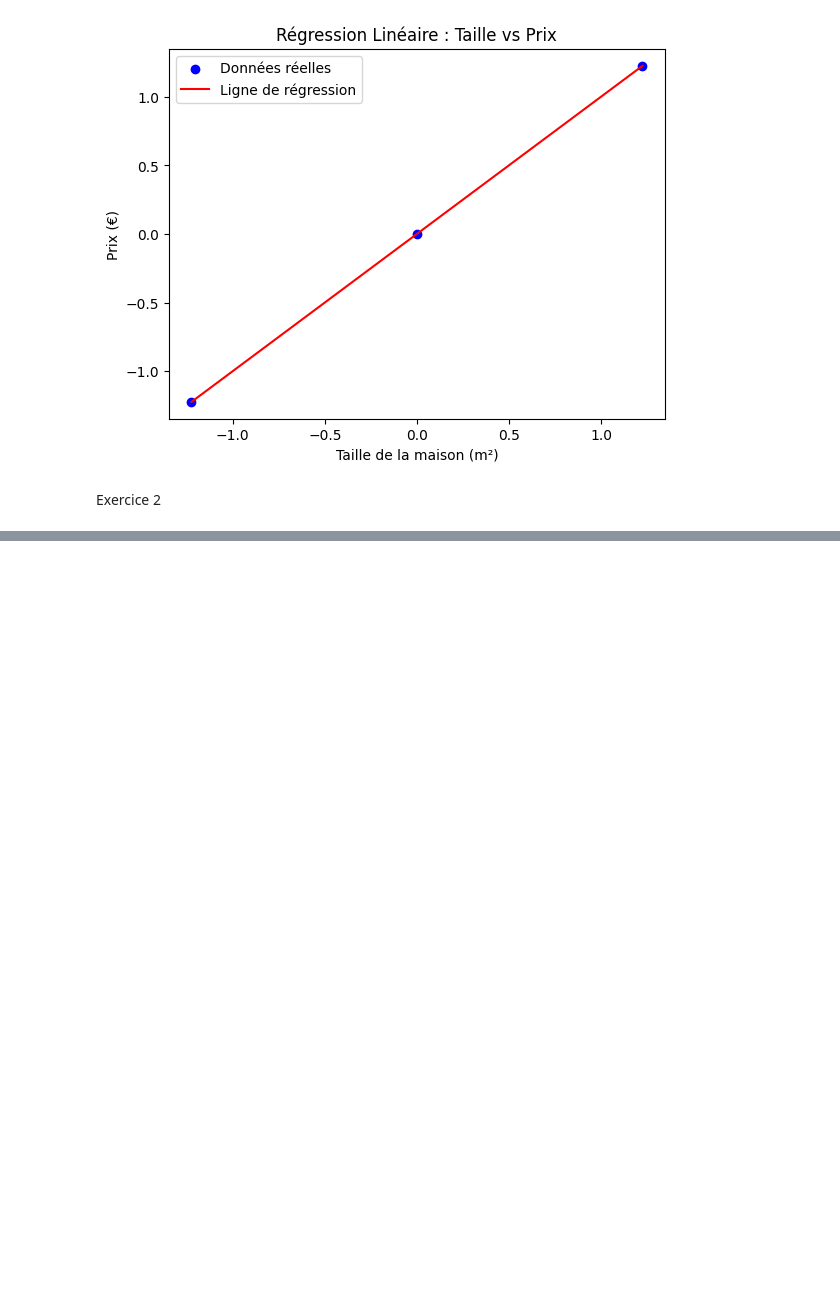
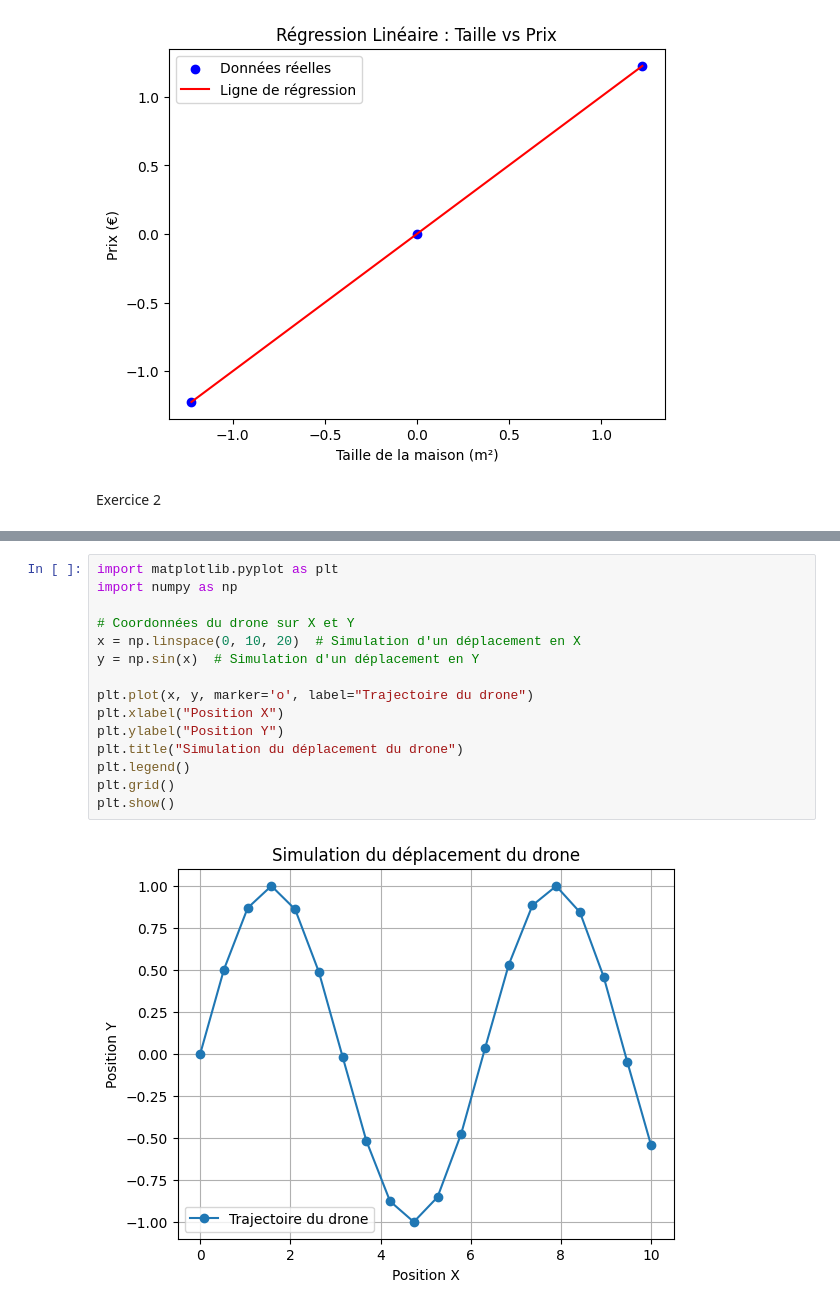
Before and after one commit to ashbornarise/Machine-Learning-research, a Jupyter notebook: Copy_of_Pytorch_Workflow.ipynb, the cells around one changed output, grey strips where cells are left out. Saved outputs shown, nothing was run; the diff lists cells and outputs as text; blank space fills up the shorter version.

```diff
--- a/Copy_of_Pytorch_Workflow.ipynb
+++ b/Copy_of_Pytorch_Workflow.ipynb
@@ -491,0 +347,17 @@ Le prix prédit pour une maison de 140.0 m² est : 249502.56 €
+# %%
+import matplotlib.pyplot as plt
+import numpy as np
+
+# Coordonnées du drone sur X et Y
+x = np.linspace(0, 10, 20)  # Simulation d'un déplacement en X
+y = np.sin(x)  # Simulation d'un déplacement en Y
+
+plt.plot(x, y, marker='o', label="Trajectoire du drone")
+plt.xlabel("Position X")
+plt.ylabel("Position Y")
+plt.title("Simulation du déplacement du drone")
+plt.legend()
+plt.grid()
+plt.show()
+# %% [output]
+[figure, added]
```
Also changed, not shown: parts of 6 cells of this notebook.
